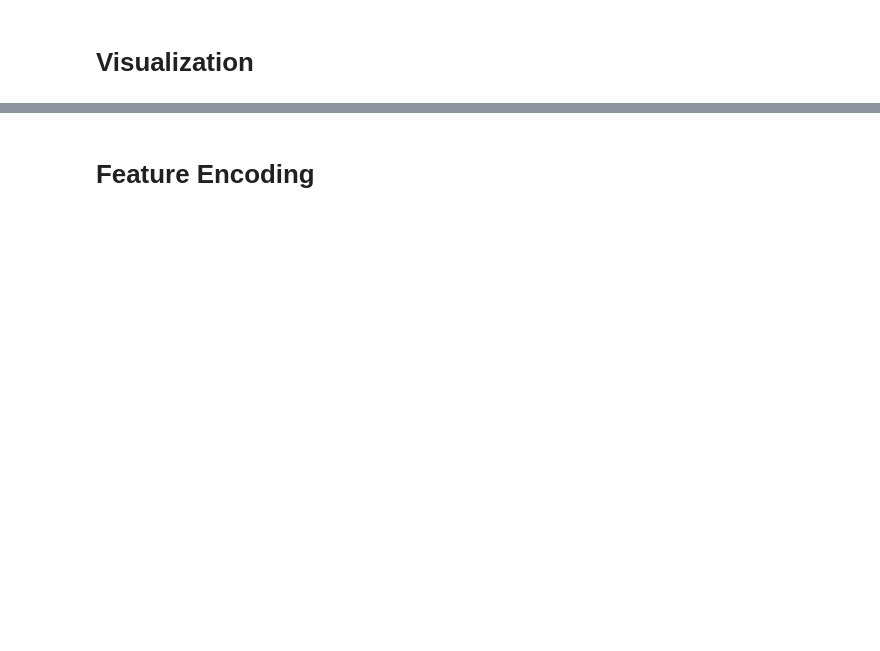
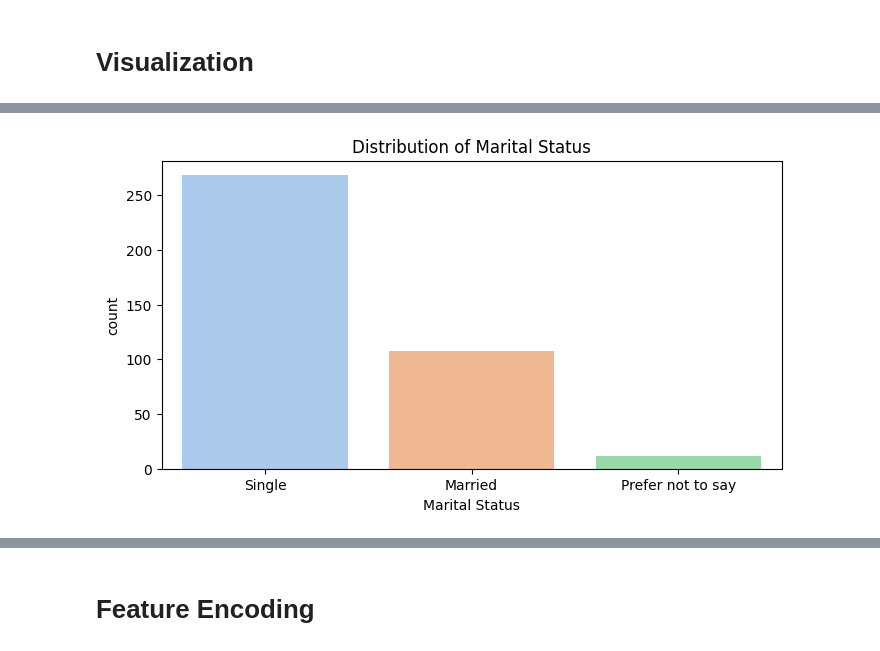
Before and after one commit to ShakilM26/Machine-Learning-Projects, a Jupyter notebook: online food order/online_food_order_predictions.ipynb, the cells around one changed output, grey strips where cells are left out. Drawn from its saved outputs; the diff is of its cells as text; code cells hidden in the pictures; blank space fills up the shorter version.

```diff
--- a/online food order/online_food_order_predictions.ipynb
+++ b/online food order/online_food_order_predictions.ipynb
@@ -37,0 +111,9 @@ plt.title('Gender Distribution')
+# %%
+# distribution of Marital Status
+plt.figure(figsize=(8, 4))
+
+sns.countplot(x='Marital Status', data=df, hue='Marital Status', palette='pastel')
+plt.title('Distribution of Marital Status')
+plt.show()
+# %% [output]
+[figure, added]
```
Also changed, not shown: parts of 22 cells of this notebook.
